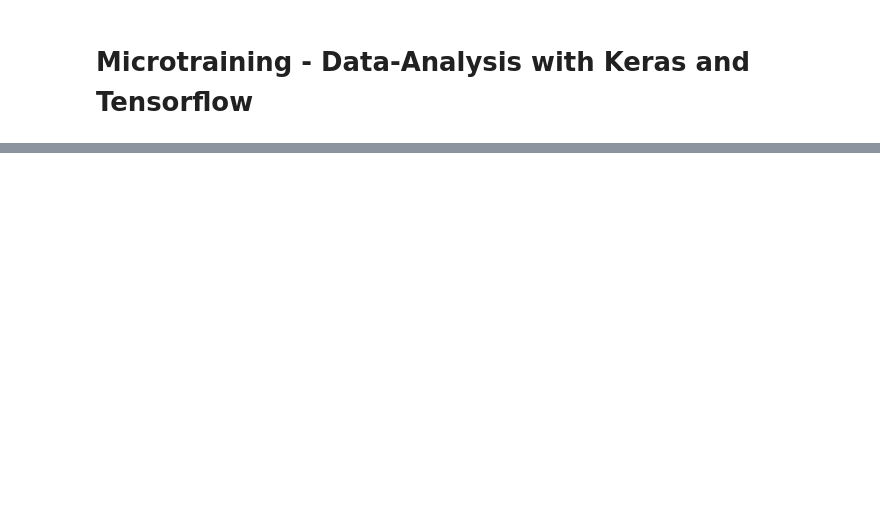
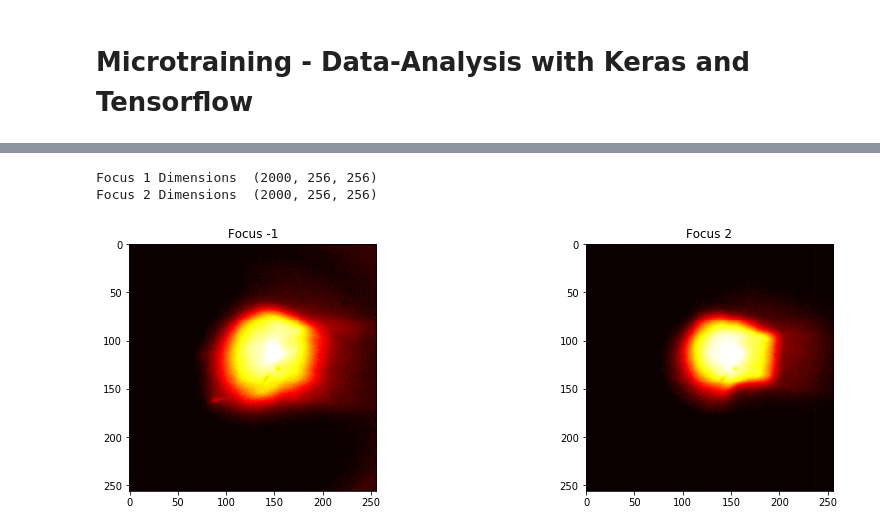
Before and after one commit to Smokrow/Microtraining, a Jupyter notebook: Microtraining.ipynb, the cells around one changed output, grey strips where cells are left out. Drawn from its saved outputs; the diff is of its cells as text; code cells hidden in the pictures; blank space fills up the shorter version.

```diff
--- a/Microtraining.ipynb
+++ b/Microtraining.ipynb
@@ -151,0 +112,21 @@ labels=np.append(labels_1,labels_2,axis=0)
+# %%
+#Change me for different frames
+pic1_frame = 0
+pic2_frame = 0
+
+# Show dimensions of the Datasets
+print("Focus 1 Dimensions ", pics_1.shape)
+print("Focus 2 Dimensions ", pics_2.shape)
+
+#Plotting
+plt.figure(figsize=(15,10))
+plt.subplot(2,2,1)
+plt.title("Focus -1")
+plt.imshow(pics_1[pic1_frame,:,:],cmap="hot")
+plt.subplot(2,2,2)
+plt.title("Focus 2")
+_ = plt.imshow(pics_2[pic2_frame,:,:],cmap="hot")
+# %% [output]
+Focus 1 Dimensions  (2000, 256, 256)
+Focus 2 Dimensions  (2000, 256, 256)
+[figure, added]
```
Also changed, not shown: parts of 81 cells of this notebook.
